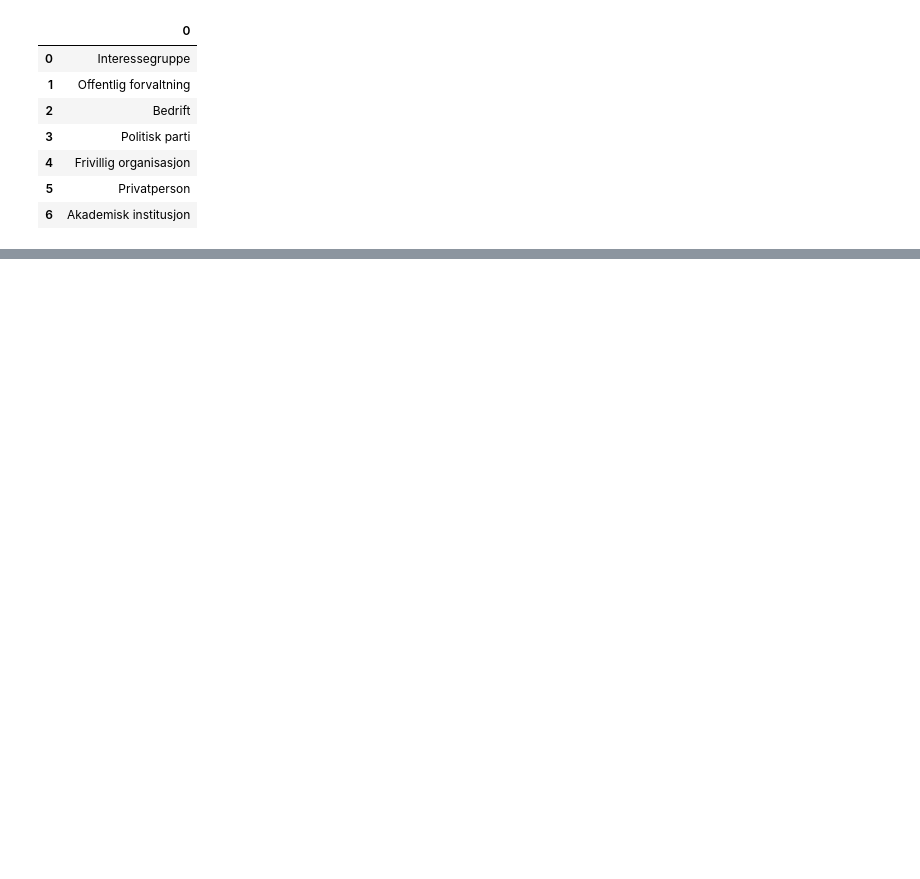
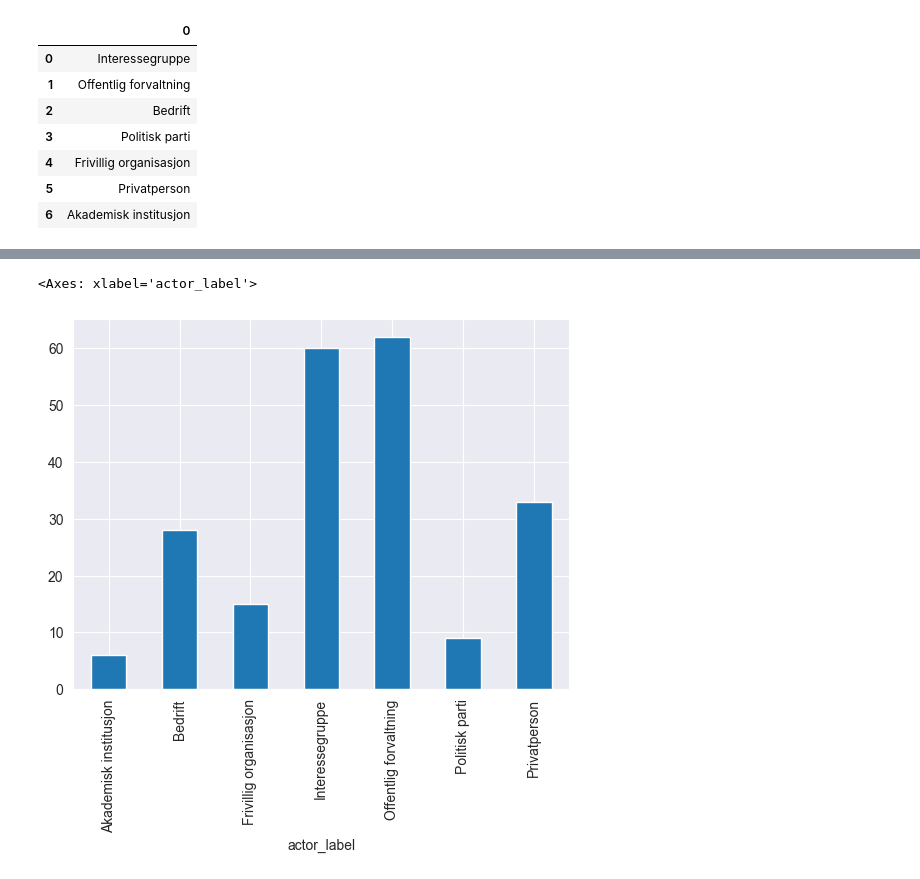
Before and after one commit to henriklarsen28/ArgumentMiningNOUs, a Jupyter notebook: src/notebooks/data_plots.ipynb, the cells around one changed output, grey strips where cells are left out. Saved outputs shown, nothing was run; the diff lists cells and outputs as text; code cells hidden in the pictures; blank space fills up the shorter version.

```diff
--- a/src/notebooks/data_plots.ipynb
+++ b/src/notebooks/data_plots.ipynb
@@ -33,0 +33,5 @@ df.groupby('actor_label')['text_length'].median().plot(kind='bar')
+# %%
+df.groupby('actor_label').size().plot(kind='bar')
+# %% [output]
+<Axes: xlabel='actor_label'>
+[figure, added]
```
Also changed, not shown: parts of 2 cells of this notebook, 6 other files.
